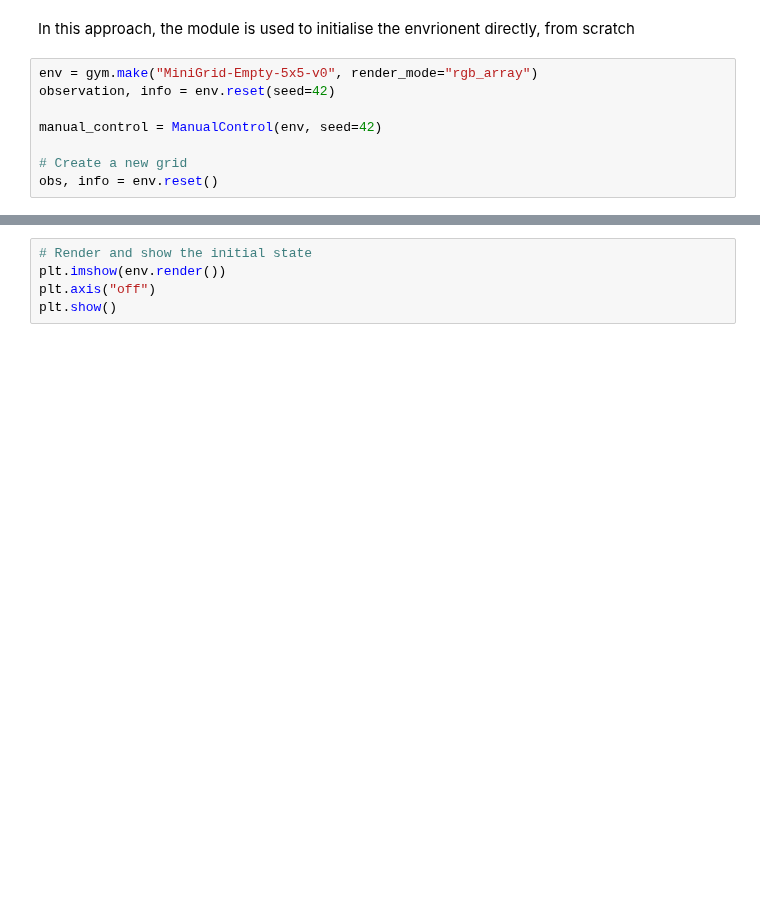
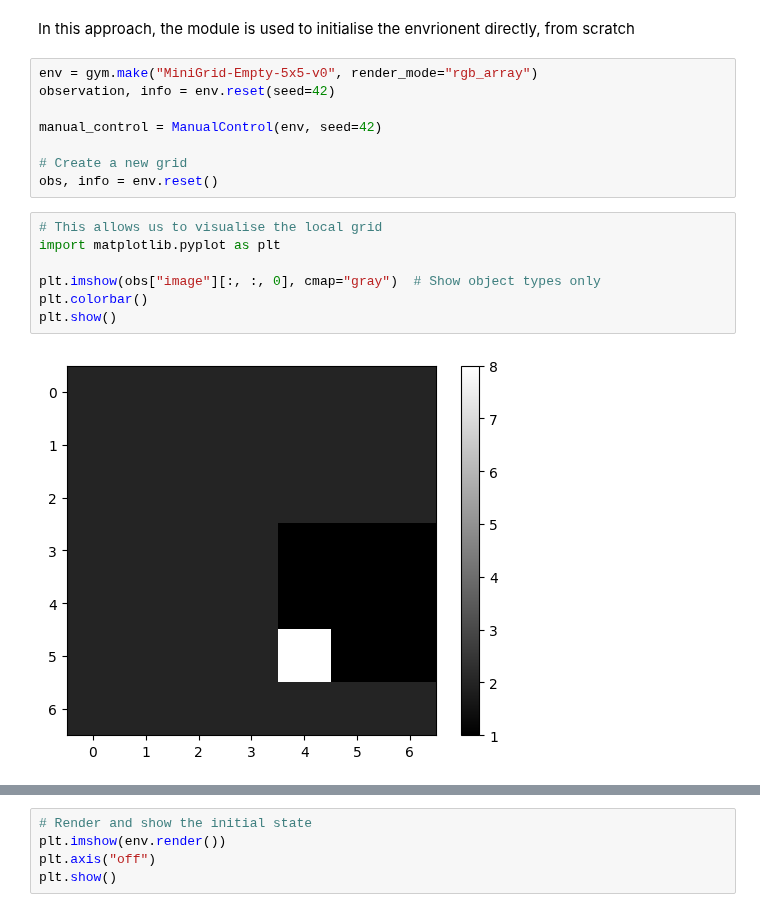
Before and after one commit to Praneeth-Suresh/ReinforcementLearning, a Jupyter notebook: GridWorld.ipynb, the cells around one changed output, grey strips where cells are left out. Drawn from its saved outputs; the diff is of its cells as text; blank space fills up the shorter version.

```diff
--- a/GridWorld.ipynb
+++ b/GridWorld.ipynb
@@ -31,3 +32,12 @@ manual_control = ManualControl(env, seed=42)
 
 # Create a new grid
 obs, info = env.reset()
+# %%
+# This allows us to visualise the local grid
+import matplotlib.pyplot as plt
+
+plt.imshow(obs["image"][:, :, 0], cmap="gray")  # Show object types only
+plt.colorbar()
+plt.show()
+# %% [output]
+[figure, added]
```
Also changed, not shown: parts of 5 cells of this notebook, 1 other file.
